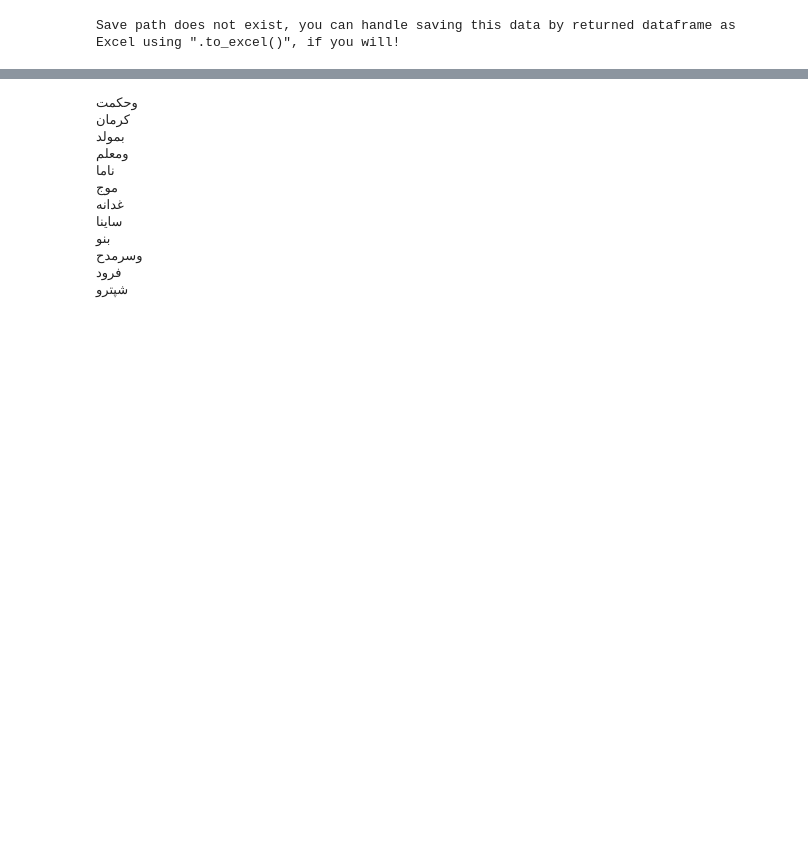
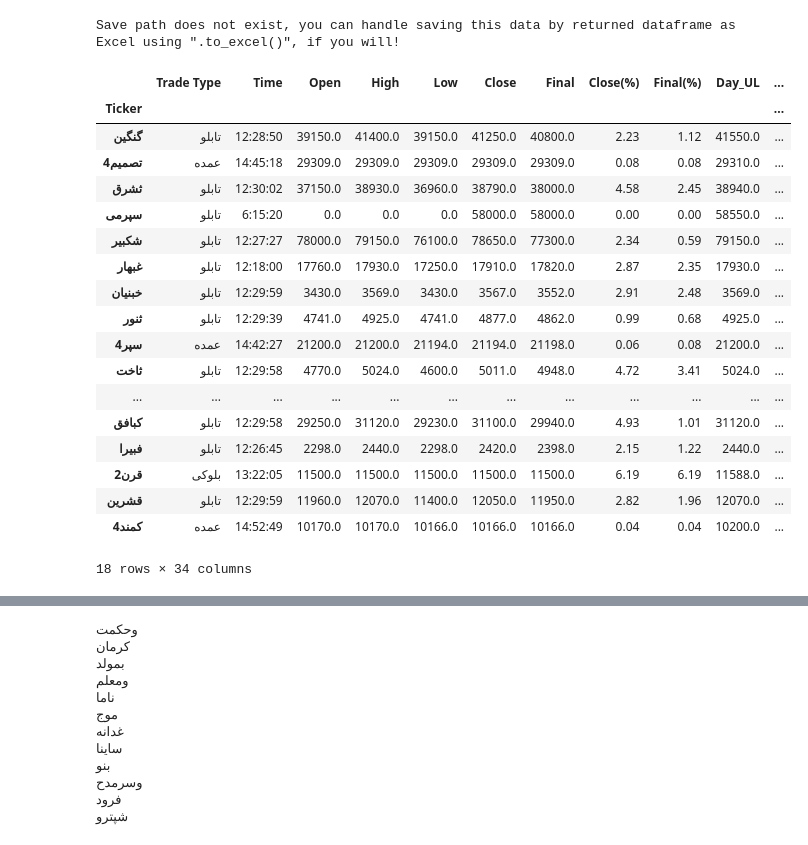
Before and after one commit to matinkarimi234/Indicators, a Jupyter notebook: MarketWatch.ipynb, the cells around one changed output, grey strips where cells are left out. Cells and saved outputs as stored; diff of their text form; code cells hidden in the pictures; blank space fills up the shorter version.

```diff
--- a/MarketWatch.ipynb
+++ b/MarketWatch.ipynb
@@ -7,3 +9,45 @@ df = pd.DataFrame()
 df, df_order_book = fpy.Get_MarketWatch()
 # %% [output]
 Save path does not exist, you can handle saving this data by returned dataframe as Excel using ".to_excel()", if you will!
+# %%
+#     tl = (dft['Day_UL'] - dft['Day_LL'])
+#     cl = (pl - dft['Open'])
+#     dft = dft[(dft['Close'] > dft['Open']) & (((cl/tl) >= 0.7) | ((pl/tl) >= 0.6))]
+
+
+#     py = ((dft['Close']*100)/ (dft['Final(%)']+100))
+
+pl = df['Close']
+pc = df['Final']
+#     pmax = df['High']
+pmin = df['Low']
+#     pf = df['Open']
+tvol = df['Volume']
+tmin = df['Day_LL']
+tmax = df['Day_UL']
+tno = df['No']
+bvol = df['Base-Vol']
+
+# df[(tvol>bvol) & (pmin == tmin) & (((pl-pc)/(pl*100))>1.5) & (df['No_Sell_I']>=df['No_Buy_I']) &(tno>20)]
+# df['P_E'] = df[np.float64(np.float64(df['Close'])) / np.float64(df['EPS'])]
+df[(pl<tmax) & (pl>=((tmax/100)*99))]
+# %% [output]
+|  | Trade Type | Time | Open | High | Low | Close | Final | Close(%) | Final(%) | Day_UL | ... |
+| Ticker |  |  |  |  |  |  |  |  |  |  | ... |
+| گنگین | تابلو | 12:28:50 | 39150.0 | 41400.0 | 39150.0 | 41250.0 | 40800.0 | 2.23 | 1.12 | 41550.0 | ... |
+| تصمیم4 | عمده | 14:45:18 | 29309.0 | 29309.0 | 29309.0 | 29309.0 | 29309.0 | 0.08 | 0.08 | 29310.0 | ... |
+| ثشرق | تابلو | 12:30:02 | 37150.0 | 38930.0 | 36960.0 | 38790.0 | 38000.0 | 4.58 | 2.45 | 38940.0 | ... |
+| سپرمی | تابلو | 6:15:20 | 0.0 | 0.0 | 0.0 | 58000.0 | 58000.0 | 0.00 | 0.00 | 58550.0 | ... |
+| شکبیر | تابلو | 12:27:27 | 78000.0 | 79150.0 | 76100.0 | 78650.0 | 77300.0 | 2.34 | 0.59 | 79150.0 | ... |
+| غبهار | تابلو | 12:18:00 | 17760.0 | 17930.0 | 17250.0 | 17910.0 | 17820.0 | 2.87 | 2.35 | 17930.0 | ... |
+| خبنیان | تابلو | 12:29:59 | 3430.0 | 3569.0 | 3430.0 | 3567.0 | 3552.0 | 2.91 | 2.48 | 3569.0 | ... |
+| ثنور | تابلو | 12:29:39 | 4741.0 | 4925.0 | 4741.0 | 4877.0 | 4862.0 | 0.99 | 0.68 | 4925.0 | ... |
+| سپر4 | عمده | 14:42:27 | 21200.0 | 21200.0 | 21194.0 | 21194.0 | 21198.0 | 0.06 | 0.08 | 21200.0 | ... |
+| ثاخت | تابلو | 12:29:58 | 4770.0 | 5024.0 | 4600.0 | 5011.0 | 4948.0 | 4.72 | 3.41 | 5024.0 | ... |
+| ... | ... | ... | ... | ... | ... | ... | ... | ... | ... | ... | ... |
+| کبافق | تابلو | 12:29:58 | 29250.0 | 31120.0 | 29230.0 | 31100.0 | 29940.0 | 4.93 | 1.01 | 31120.0 | ... |
+| فبیرا | تابلو | 12:26:45 | 2298.0 | 2440.0 | 2298.0 | 2420.0 | 2398.0 | 2.15 | 1.22 | 2440.0 | ... |
+| قرن2 | بلوکی | 13:22:05 | 11500.0 | 11500.0 | 11500.0 | 11500.0 | 11500.0 | 6.19 | 6.19 | 11588.0 | ... |
+| قشرین | تابلو | 12:29:59 | 11960.0 | 12070.0 | 11400.0 | 12050.0 | 11950.0 | 2.82 | 1.96 | 12070.0 | ... |
+| کمند4 | عمده | 14:52:49 | 10170.0 | 10170.0 | 10166.0 | 10166.0 | 10166.0 | 0.04 | 0.04 | 10200.0 | ... |
+18 rows × 34 columns
```
Also changed, not shown: parts of 6 cells of this notebook, 18 other files.
